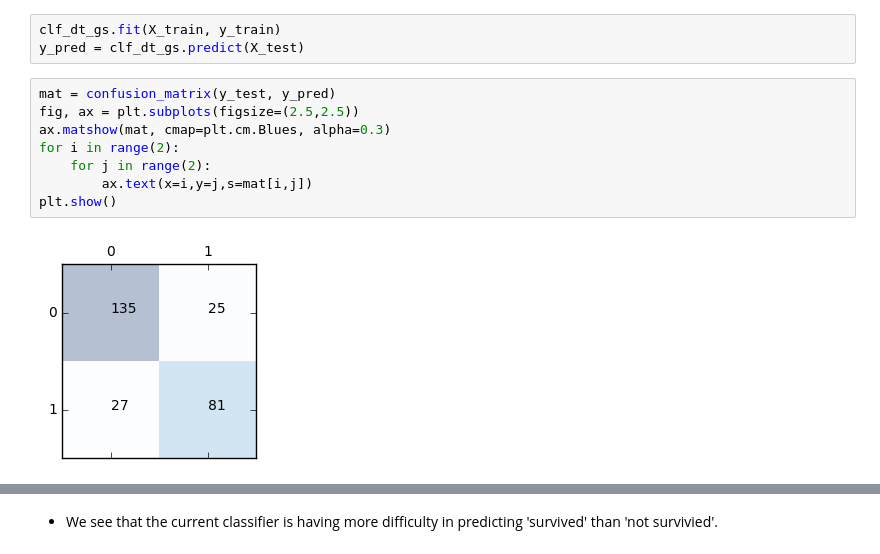
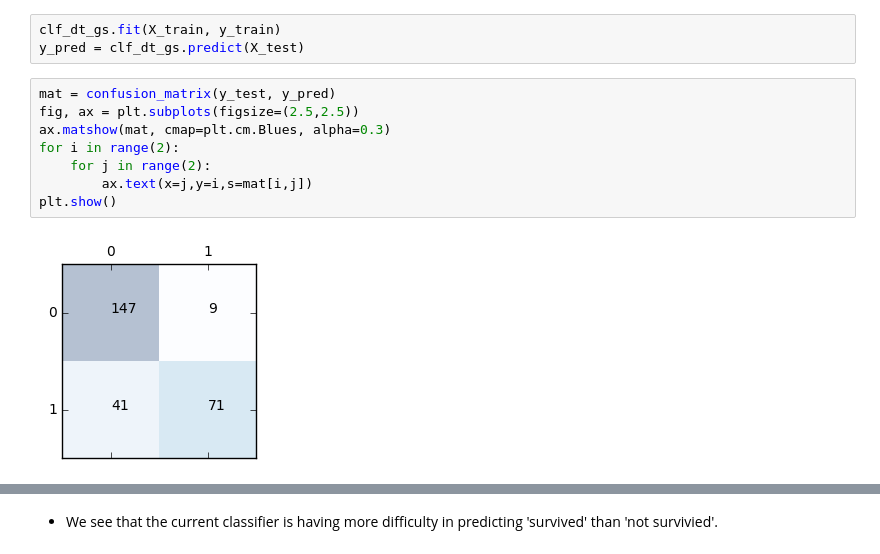
Before and after one commit to smkim235/kaggle, a Jupyter notebook: 1. Titanic Survival/2. Titanic - Modeling.ipynb, the cells around one changed output, grey strips where cells are left out. Saved outputs shown, nothing was run; the diff lists cells and outputs as text.

```diff
--- a/1. Titanic Survival/2. Titanic - Modeling.ipynb
+++ b/1. Titanic Survival/2. Titanic - Modeling.ipynb
@@ -267,13 +267,13 @@ y_pred = clf_dt_gs.predict(X_test)
 # %%
 mat = confusion_matrix(y_test, y_pred)
 fig, ax = plt.subplots(figsize=(2.5,2.5))
 ax.matshow(mat, cmap=plt.cm.Blues, alpha=0.3)
 for i in range(2):
     for j in range(2):
-        ax.text(x=i,y=j,s=mat[i,j])
+        ax.text(x=j,y=i,s=mat[i,j])
 plt.show()
 # %% [output]
-[figure, old version]
+[figure, new version]
 # %%
 print(classification_report(y_test, y_pred))
 # %% [output]
```
Also changed, not shown: parts of 9 cells of this notebook, 2 other files.
